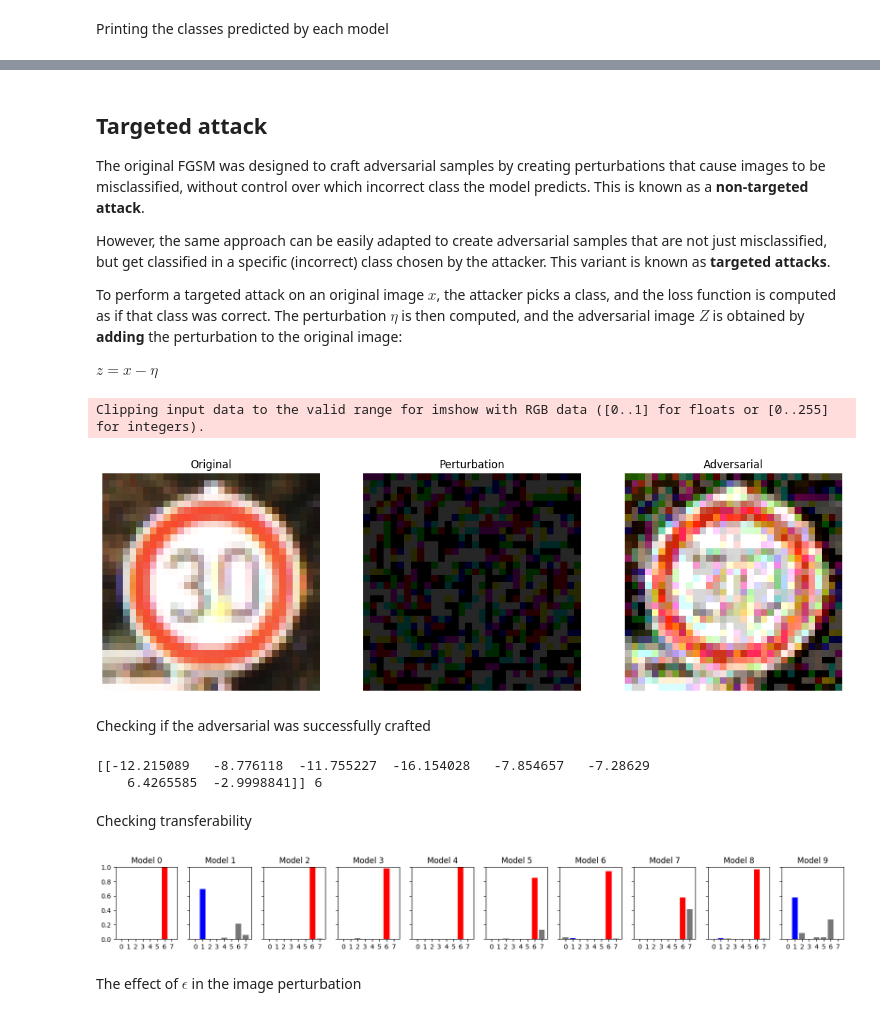
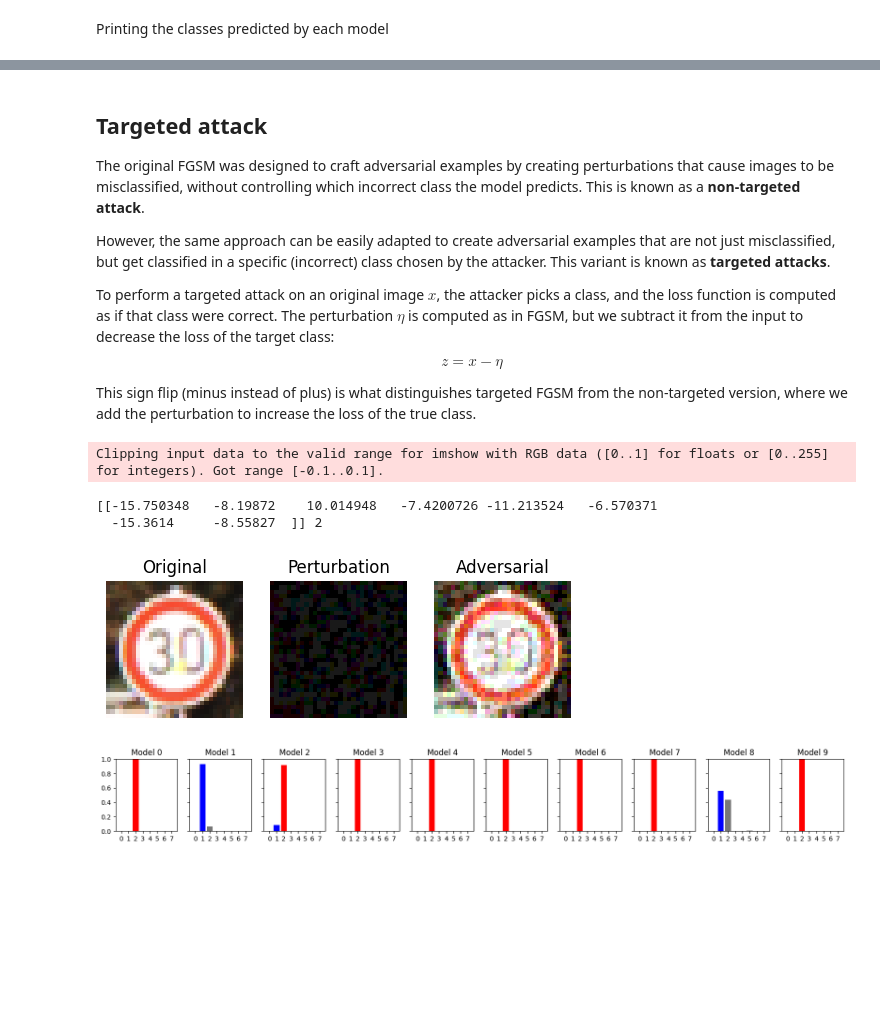
Before and after one commit to Nau3D/Deep-Learning-Course-PyTorch, a Jupyter notebook: 17 - Adversarial attacks.ipynb, the cells around one changed output, grey strips where cells are left out. Cells and saved outputs as stored; diff of their text form; code cells hidden in the pictures; blank space fills up the shorter version.

```diff
--- a/17 - Adversarial attacks.ipynb
+++ b/17 - Adversarial attacks.ipynb
@@ -286,38 +314,36 @@ for i in range(0,10):
 # %% [markdown]
 ## Targeted attack
 
-The original FGSM was designed to craft adversarial samples by creating perturbations that cause images to be misclassified, without control over which incorrect class the model predicts. This is known as a **non-targeted attack**.
+The original FGSM was designed to craft adversarial examples by creating perturbations that cause images to be misclassified, without controlling which incorrect class the model predicts. This is known as a **non-targeted attack**.
 
-However, the same approach can be easily adapted to create adversarial samples that are not just misclassified, but get classified in a specific (incorrect) class chosen by the attacker. This variant is known as **targeted attacks**.
+However, the same approach can be easily adapted to create adversarial examples that are not just misclassified, but get classified in a specific (incorrect) class chosen by the attacker. This variant is known as **targeted attacks**.
 
-To perform a targeted attack on an original image $x$, the attacker picks a class, and the loss function is computed as if that class was correct. The perturbation $\eta$ is then computed, and the adversarial image $Z$  is obtained by  **adding** the perturbation to the original image:
+To perform a targeted attack on an original image $x$, the attacker picks a class, and the loss function is computed as if that class were correct. The perturbation $\eta$ is computed as in FGSM, but we subtract it from the input to decrease the loss of the target class:
 
-$z = x - \eta $
+$$z = x - \eta $$
+
+This sign flip (minus instead of plus) is what distinguishes targeted FGSM from the non‑targeted version, where we add the perturbation to increase the loss of the true class.
 # %%
 #note: epsilon has to be set higher than in the non-targeted attack
-epsilon = 0.15
+epsilon = 0.1
+target_class = 2
 
-perturbation = compute_FGSM_perturbation(img_tensor, torch.tensor([6]).to(device), models[0], epsilon )
+perturbation = compute_FGSM_perturbation(img_tensor,
+                                         torch.tensor([target_class]).to(device),
+                                         models[0],
+                                         epsilon )
 
 adversarial = (img_tensor - perturbation).clamp(0,1)
+
+
+plot_adversarial(img_tensor, perturbation, adversarial)
+output = models[0](adversarial).cpu().detach().numpy()
+print(output, np.argmax(output))
+
+plot_predictions(adversarial.clamp(0,1), models, 1)
+# %% [output]
+Clipping input data to the valid range for imshow with RGB data ([0..1] for floats or [0..255] for integers). Got range [-0.1..0.1].
+[[-15.750348   -8.19872    10.014948   -7.4200726 -11.213524   -6.570371
+  -15.3614     -8.55827  ]] 2
+[figure, added]
+[figure, added]
-# %%
-plot_adversarial(img_tensor, perturbation, adversarial)
-# %% [output]
-Clipping input data to the valid range for imshow with RGB data ([0..1] for floats or [0..255] for integers).
-[figure, removed]
-# %% [markdown]
-Checking if the adversarial was successfully crafted
-# %%
-output = models[0](adversarial).cpu().detach().numpy()
-print(output, np.argmax(output))
-# %% [output]
-[[-12.215089   -8.776118  -11.755227  -16.154028   -7.854657   -7.28629
-    6.4265585  -2.9998841]] 6
-# %% [markdown]
-Checking transferability
-# %%
-plot_predictions(adversarial.clamp(0,1), models, 1)
-# %% [output]
-[figure, removed]
-# %% [markdown]
-The effect of $\epsilon$ in the image perturbation
```
Also changed, not shown: parts of 49 cells of this notebook, 15 other files.
